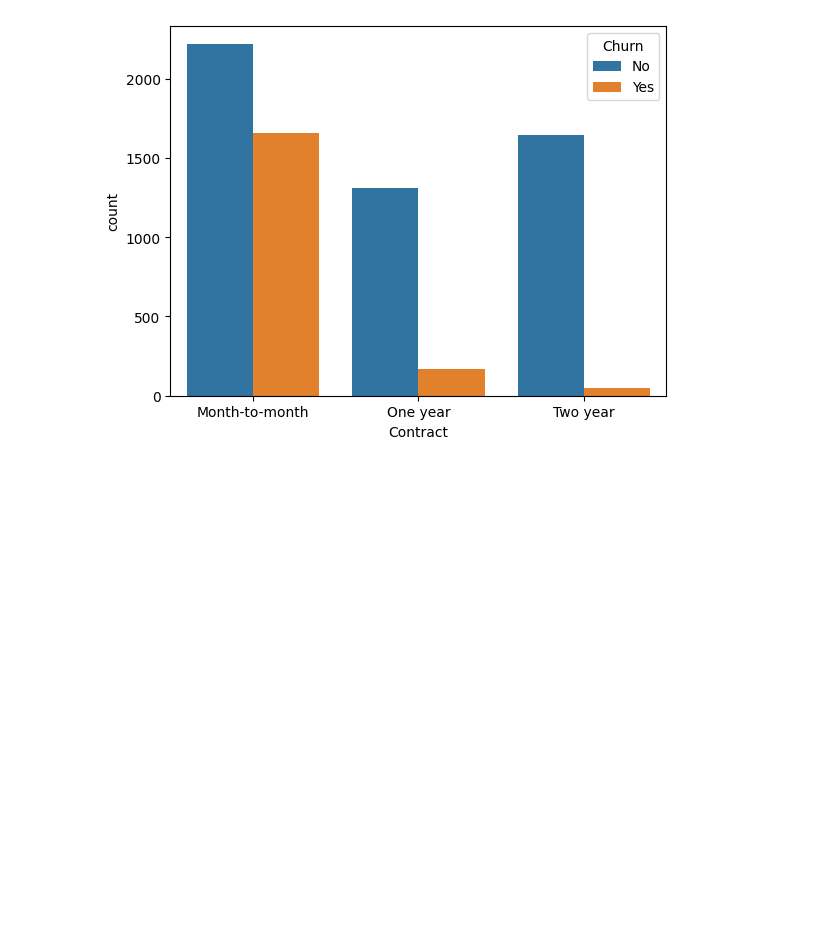
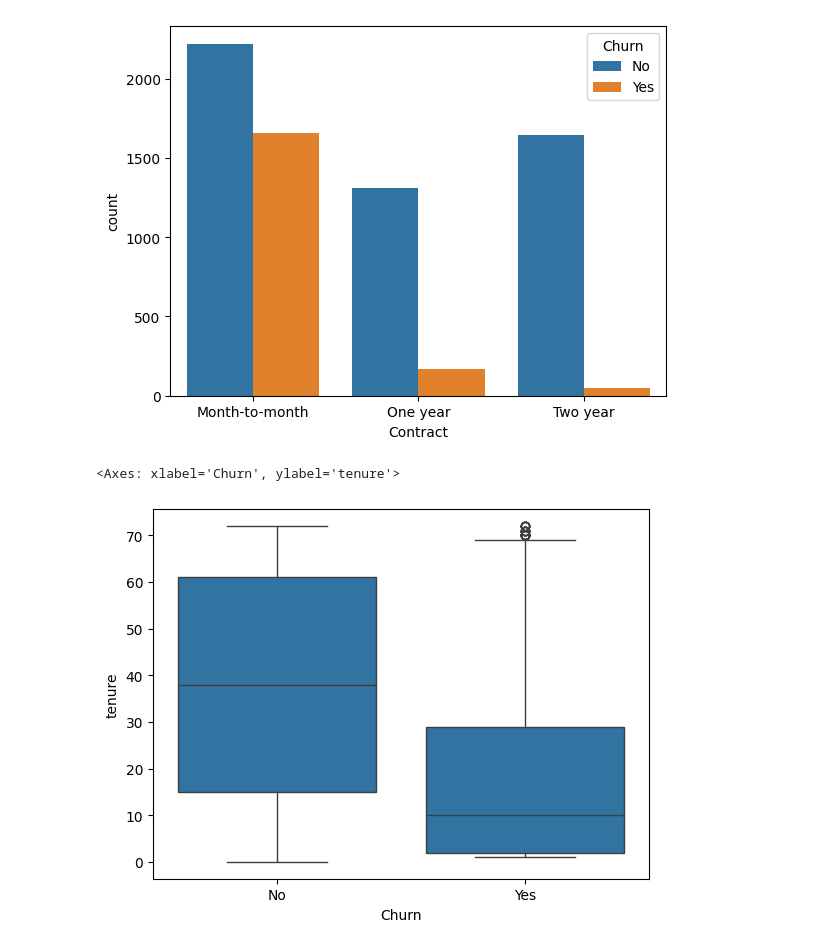
Before and after one commit to Jorge0827/customer-churn-prediction, a Jupyter notebook: EDA/EDA_churn.ipynb, the cells around one changed output. Cells and saved outputs as stored; diff of their text form; code cells hidden in the pictures; blank space fills up the shorter version.

```diff
--- a/EDA/EDA_churn.ipynb
+++ b/EDA/EDA_churn.ipynb
@@ -171,7 +171,7 @@ import pandas as pd
 import matplotlib.pyplot as plt
 import seaborn as sns
 # %%
-df = pd.read_csv("WA_Fn-UseC_-Telco-Customer-Churn.csv")
+df = pd.read_csv("../data/WA_Fn-UseC_-Telco-Customer-Churn.csv")
 # %%
 df.head()
 # %% [output]
@@ -255,4 +257,8 @@ sns.countplot(x="Contract", hue="Churn", data=df)
 <Axes: xlabel='Contract', ylabel='count'>
 [figure]
 # %%
-sns.countplot
+sns.boxplot(x="Churn", y="tenure", data=df)
+#Clientes con churn tienen tenure más bajo.
+# %% [output]
+<Axes: xlabel='Churn', ylabel='tenure'>
+[figure, added]
```
Also changed, not shown: parts of 3 cells of this notebook.
